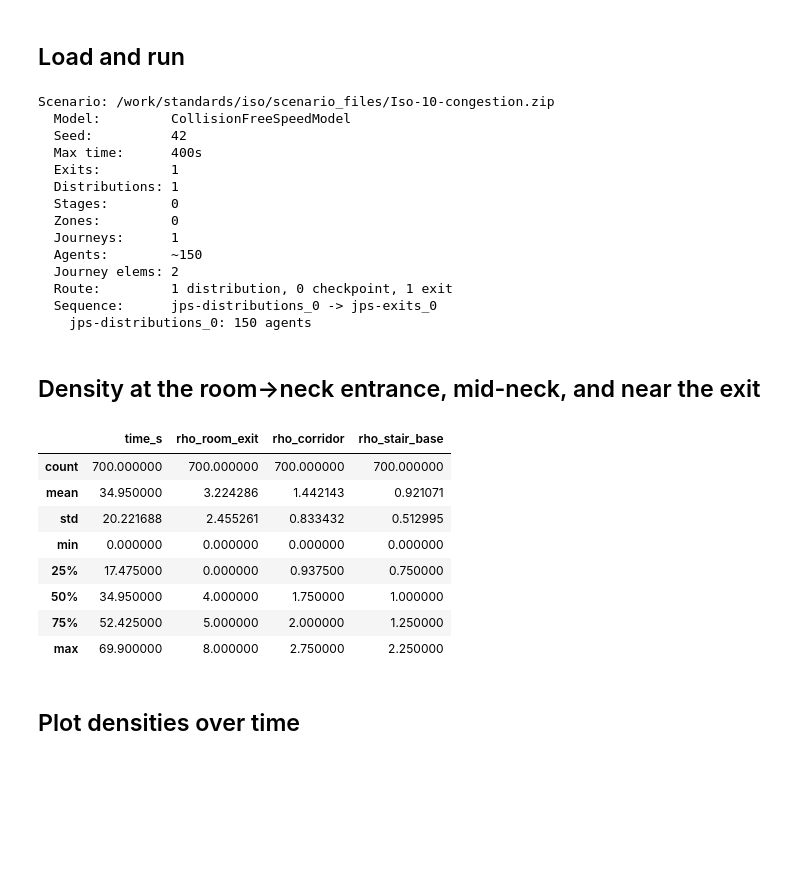
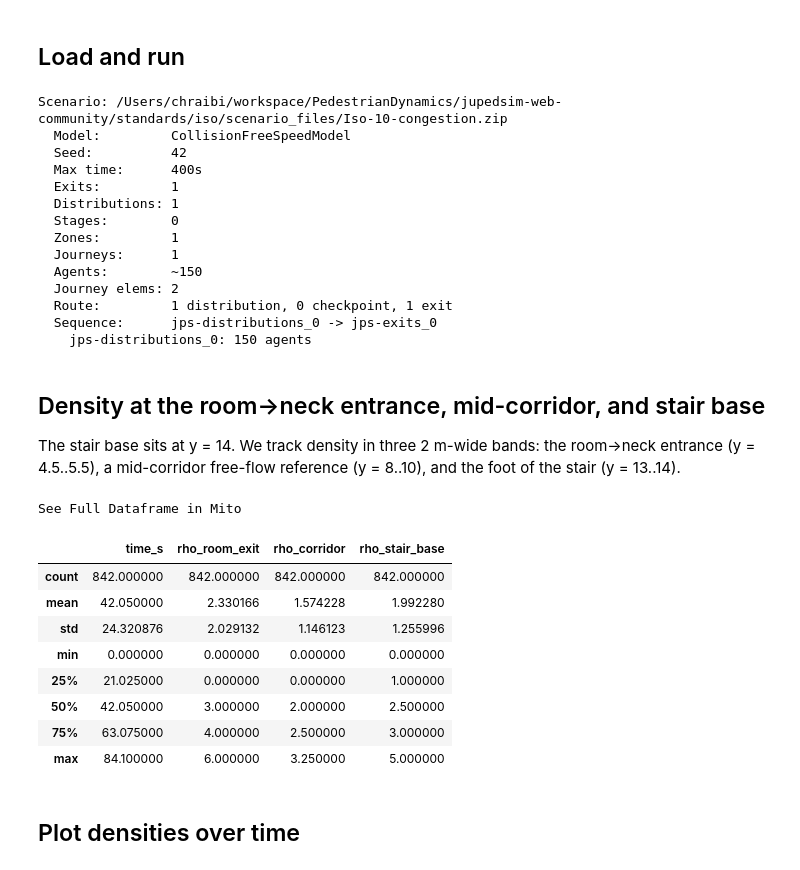
Before and after one commit to PedestrianDynamics/Web-Based-Jupedsim-issues, a Jupyter notebook: standards/iso/iso10_congestion.ipynb, the cells around one changed output. Saved outputs shown, nothing was run; the diff lists cells and outputs as text; code cells hidden in the pictures; blank space fills up the shorter version.

```diff
--- a/standards/iso/iso10_congestion.ipynb
+++ b/standards/iso/iso10_congestion.ipynb
@@ -31,18 +31,23 @@ plt.rcParams.update({
 # %%
 SCENARIO_ZIP = Path("scenario_files") / "Iso-10-congestion.zip"
 scenario = load_scenario(str(SCENARIO_ZIP))
+# The corridor runs y=5..20; model its upper half (y=14..20) as the stair by
+# adding a speed_factor=0.5 zone, so the stair base sits at y=14.
+STAIR_BASE_Y = 14.0
+scenario.add_zone([(3, STAIR_BASE_Y), (5, STAIR_BASE_Y), (5, 20), (3, 20)],
+                  key="jps-zones_stair", speed_factor=0.5)
 print(scenario.summary())
 result = run_scenario(scenario, seed=42)
 df = result.trajectory_dataframe()
 # %% [output]
-Scenario: /work/standards/iso/scenario_files/Iso-10-congestion.zip
+Scenario: /Users/chraibi/workspace/PedestrianDynamics/jupedsim-web-community/standards/iso/scenario_files/Iso-10-congestion.zip
   Model:         CollisionFreeSpeedModel
   Seed:          42
   Max time:      400s
   Exits:         1
   Distributions: 1
   Stages:        0
-  Zones:         0
+  Zones:         1
   Journeys:      1
   Agents:        ~150
   Journey elems: 2
@@ -50,29 +55,32 @@ Scenario: /work/standards/iso/scenario_files/Iso-10-congestion.zip
   Sequence:      jps-distributions_0 -> jps-exits_0
     jps-distributions_0: 150 agents
 # %% [markdown]
-## Density at the room->neck entrance, mid-neck, and near the exit
+## Density at the room->neck entrance, mid-corridor, and stair base
+
+The stair base sits at y = 14. We track density in three 2 m-wide bands: the room->neck entrance (y = 4.5..5.5), a mid-corridor free-flow reference (y = 8..10), and the foot of the stair (y = 13..14).
 # %%
 def rho(sub, x0, x1, y0, y1):
     n = len(sub[(sub.x >= x0) & (sub.x <= x1) & (sub.y >= y0) & (sub.y <= y1)])
     return n / ((x1 - x0) * (y1 - y0))
 rows = []
 for frame, sub in df.groupby('frame'):
     rows.append({'time_s': frame / result.frame_rate,
-                 'rho_room_exit': rho(sub, 3.0, 5.0, 4.5, 5.0),
-                 'rho_corridor': rho(sub, 3.0, 5.0, 10.0, 12.0),
-                 'rho_stair_base': rho(sub, 3.0, 5.0, 18.0, 20.0)})
+                 'rho_room_exit': rho(sub, 3.0, 5.0, 4.5, 5.5),
+                 'rho_corridor': rho(sub, 3.0, 5.0, 8.0, 10.0),
+                 'rho_stair_base': rho(sub, 3.0, 5.0, 13.0, 14.0)})
 density = pd.DataFrame(rows)
 density.describe()
 # %% [output]
+See Full Dataframe in Mito
 |  | time_s | rho_room_exit | rho_corridor | rho_stair_base |
-| count | 700.000000 | 700.000000 | 700.000000 | 700.000000 |
-| mean | 34.950000 | 3.224286 | 1.442143 | 0.921071 |
-| std | 20.221688 | 2.455261 | 0.833432 | 0.512995 |
+| count | 842.000000 | 842.000000 | 842.000000 | 842.000000 |
+| mean | 42.050000 | 2.330166 | 1.574228 | 1.992280 |
+| std | 24.320876 | 2.029132 | 1.146123 | 1.255996 |
 | min | 0.000000 | 0.000000 | 0.000000 | 0.000000 |
-| 25% | 17.475000 | 0.000000 | 0.937500 | 0.750000 |
-| 50% | 34.950000 | 4.000000 | 1.750000 | 1.000000 |
-| 75% | 52.425000 | 5.000000 | 2.000000 | 1.250000 |
-| max | 69.900000 | 8.000000 | 2.750000 | 2.250000 |
+| 25% | 21.025000 | 0.000000 | 0.000000 | 1.000000 |
+| 50% | 42.050000 | 3.000000 | 2.000000 | 2.500000 |
+| 75% | 63.075000 | 4.000000 | 2.500000 | 3.000000 |
+| max | 84.100000 | 6.000000 | 3.250000 | 5.000000 |
 # %% [markdown]
 ## Plot densities over time
 # %%
```
Also changed, not shown: parts of 5 cells of this notebook, 2 other files.
